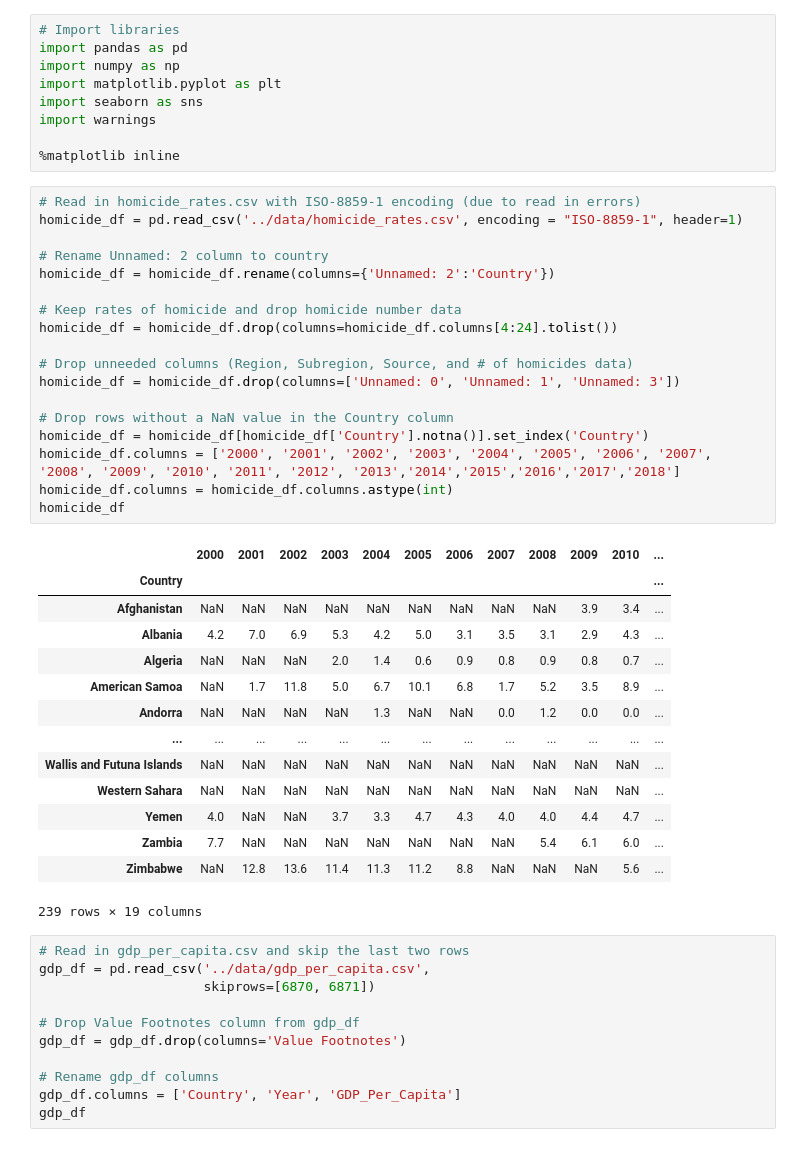
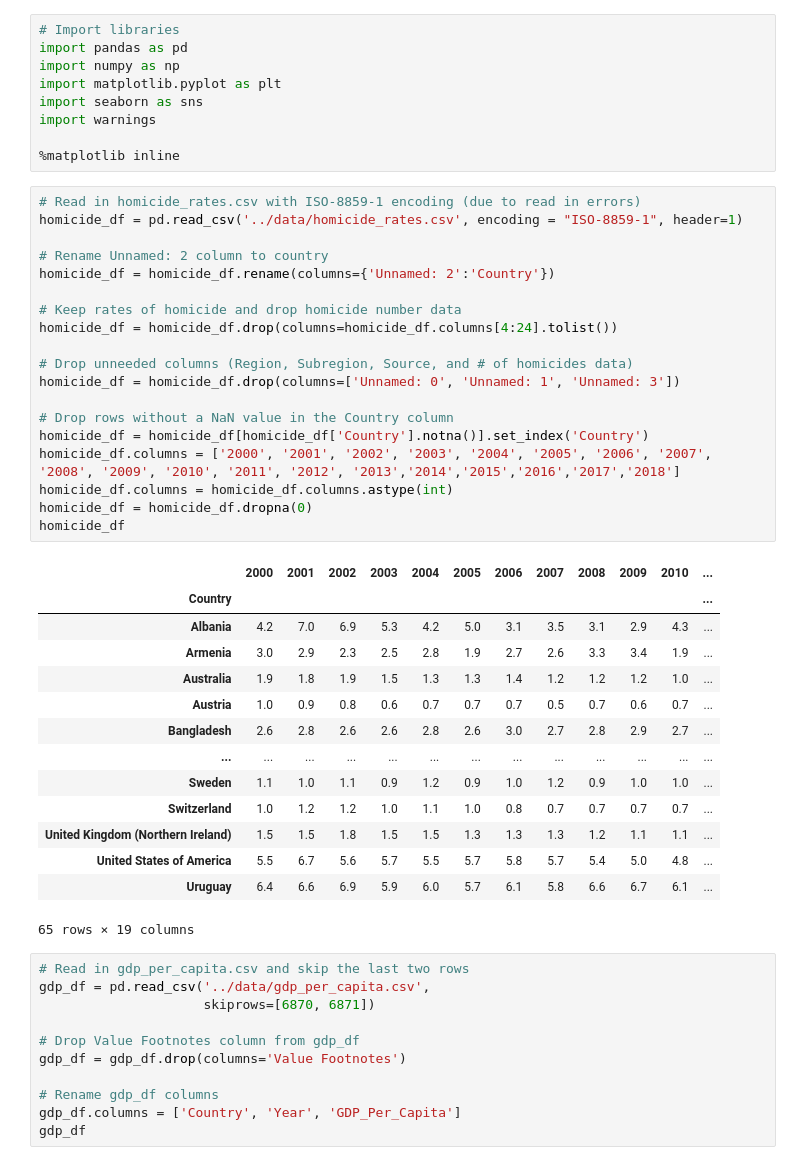
Before and after one commit to nss-data-science-cohort-5/un_exploration-jrkotun, a Jupyter notebook: notebooks/UN_Data_Self_Exploration.ipynb, the cells around one changed output. Saved outputs shown, nothing was run; the diff lists cells and outputs as text.

```diff
--- a/notebooks/UN_Data_Self_Exploration.ipynb
+++ b/notebooks/UN_Data_Self_Exploration.ipynb
@@ -17,36 +17,37 @@ import warnings
 # %%
 # Read in homicide_rates.csv with ISO-8859-1 encoding (due to read in errors)
 homicide_df = pd.read_csv('../data/homicide_rates.csv', encoding = "ISO-8859-1", header=1)
 
 # Rename Unnamed: 2 column to country
 homicide_df = homicide_df.rename(columns={'Unnamed: 2':'Country'})
 
 # Keep rates of homicide and drop homicide number data
 homicide_df = homicide_df.drop(columns=homicide_df.columns[4:24].tolist())
 
 # Drop unneeded columns (Region, Subregion, Source, and # of homicides data)
 homicide_df = homicide_df.drop(columns=['Unnamed: 0', 'Unnamed: 1', 'Unnamed: 3'])
 
 # Drop rows without a NaN value in the Country column
 homicide_df = homicide_df[homicide_df['Country'].notna()].set_index('Country')
 homicide_df.columns = ['2000', '2001', '2002', '2003', '2004', '2005', '2006', '2007', '2008', '2009', '2010', '2011', '2012', '2013','2014','2015','2016','2017','2018']
 homicide_df.columns = homicide_df.columns.astype(int)
+homicide_df = homicide_df.dropna(0)
 homicide_df
 # %% [output]
 |  | 2000 | 2001 | 2002 | 2003 | 2004 | 2005 | 2006 | 2007 | 2008 | 2009 | 2010 | ... |
 | Country |  |  |  |  |  |  |  |  |  |  |  | ... |
-| Afghanistan | NaN | NaN | NaN | NaN | NaN | NaN | NaN | NaN | NaN | 3.9 | 3.4 | ... |
 | Albania | 4.2 | 7.0 | 6.9 | 5.3 | 4.2 | 5.0 | 3.1 | 3.5 | 3.1 | 2.9 | 4.3 | ... |
-| Algeria | NaN | NaN | NaN | 2.0 | 1.4 | 0.6 | 0.9 | 0.8 | 0.9 | 0.8 | 0.7 | ... |
-| American Samoa | NaN | 1.7 | 11.8 | 5.0 | 6.7 | 10.1 | 6.8 | 1.7 | 5.2 | 3.5 | 8.9 | ... |
-| Andorra | NaN | NaN | NaN | NaN | 1.3 | NaN | NaN | 0.0 | 1.2 | 0.0 | 0.0 | ... |
+| Armenia | 3.0 | 2.9 | 2.3 | 2.5 | 2.8 | 1.9 | 2.7 | 2.6 | 3.3 | 3.4 | 1.9 | ... |
+| Australia | 1.9 | 1.8 | 1.9 | 1.5 | 1.3 | 1.3 | 1.4 | 1.2 | 1.2 | 1.2 | 1.0 | ... |
+| Austria | 1.0 | 0.9 | 0.8 | 0.6 | 0.7 | 0.7 | 0.7 | 0.5 | 0.7 | 0.6 | 0.7 | ... |
+| Bangladesh | 2.6 | 2.8 | 2.6 | 2.6 | 2.8 | 2.6 | 3.0 | 2.7 | 2.8 | 2.9 | 2.7 | ... |
 | ... | ... | ... | ... | ... | ... | ... | ... | ... | ... | ... | ... | ... |
-| Wallis and Futuna Islands | NaN | NaN | NaN | NaN | NaN | NaN | NaN | NaN | NaN | NaN | NaN | ... |
-| Western Sahara | NaN | NaN | NaN | NaN | NaN | NaN | NaN | NaN | NaN | NaN | NaN | ... |
-| Yemen | 4.0 | NaN | NaN | 3.7 | 3.3 | 4.7 | 4.3 | 4.0 | 4.0 | 4.4 | 4.7 | ... |
-| Zambia | 7.7 | NaN | NaN | NaN | NaN | NaN | NaN | NaN | 5.4 | 6.1 | 6.0 | ... |
-| Zimbabwe | NaN | 12.8 | 13.6 | 11.4 | 11.3 | 11.2 | 8.8 | NaN | NaN | NaN | 5.6 | ... |
+| Sweden | 1.1 | 1.0 | 1.1 | 0.9 | 1.2 | 0.9 | 1.0 | 1.2 | 0.9 | 1.0 | 1.0 | ... |
+| Switzerland | 1.0 | 1.2 | 1.2 | 1.0 | 1.1 | 1.0 | 0.8 | 0.7 | 0.7 | 0.7 | 0.7 | ... |
+| United Kingdom (Northern Ireland) | 1.5 | 1.5 | 1.8 | 1.5 | 1.5 | 1.3 | 1.3 | 1.3 | 1.2 | 1.1 | 1.1 | ... |
+| United States of America | 5.5 | 6.7 | 5.6 | 5.7 | 5.5 | 5.7 | 5.8 | 5.7 | 5.4 | 5.0 | 4.8 | ... |
+| Uruguay | 6.4 | 6.6 | 6.9 | 5.9 | 6.0 | 5.7 | 6.1 | 5.8 | 6.6 | 6.7 | 6.1 | ... |
-239 rows × 19 columns
+65 rows × 19 columns
 # %%
 # Read in gdp_per_capita.csv and skip the last two rows
 gdp_df = pd.read_csv('../data/gdp_per_capita.csv',
```
Also changed, not shown: parts of 3 cells of this notebook.
